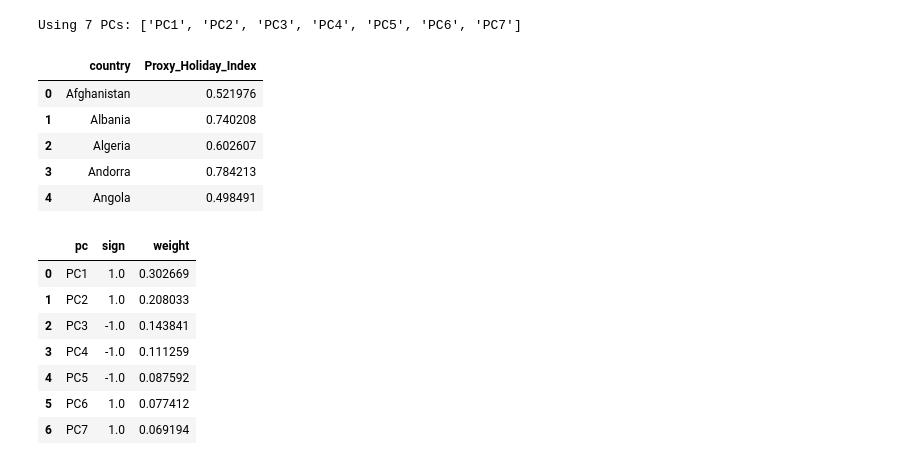
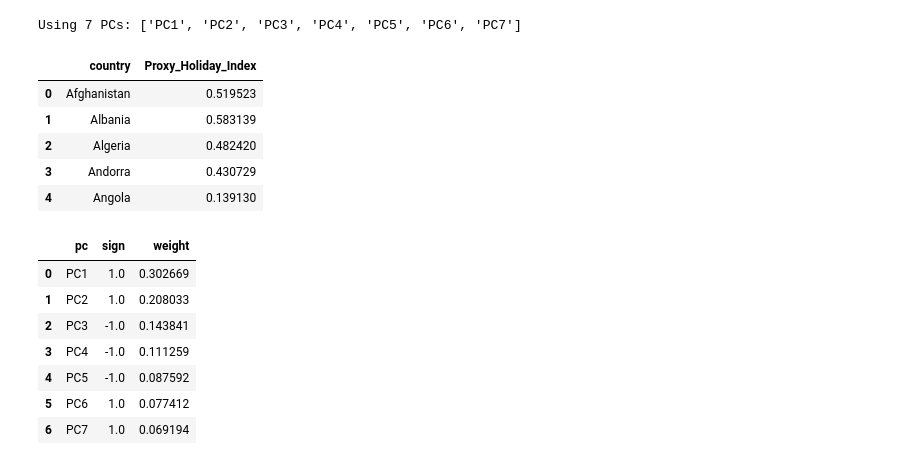
Before and after one commit to JdcStig/JamieDuffyCreagh_DAV_CA_Holiday, a Jupyter notebook: CA/Holiday/Indexes/index_sweetspot_holiday_pca.ipynb, the cells around one changed output. Cells and saved outputs as stored; diff of their text form; code cells hidden in the pictures.

```diff
--- a/CA/Holiday/Indexes/index_sweetspot_holiday_pca.ipynb
+++ b/CA/Holiday/Indexes/index_sweetspot_holiday_pca.ipynb
@@ -143,13 +147,13 @@ def high_is_better_score(series, worst, best):
 
 
 specs = {
-    "temperature_celsius": {"type": "target", "ideal_low": 23.0, "ideal_high": 26.0, "worst_low": 8.0, "worst_high": 38.0},
-    "wind_kph": {"type": "target", "ideal_low": 7.0, "ideal_high": 14.0, "worst_low": 0.0, "worst_high": 40.0},
-    "uv_index": {"type": "target", "ideal_low": 4.0, "ideal_high": 5.5, "worst_low": 0.0, "worst_high": 11.0},
+    "temperature_celsius": {"type": "target", "ideal_low": 23.0, "ideal_high": 26.0, "worst_low": 8.0, "worst_high": 33.0},
+    "wind_kph": {"type": "target", "ideal_low": 7.0, "ideal_high": 14.0, "worst_low": 0.0, "worst_high": 26.0},
+    "uv_index": {"type": "target", "ideal_low": 4.0, "ideal_high": 5.5, "worst_low": 3.0, "worst_high": 7.0},
     "condition_score": {"type": "high", "worst": 0.0, "best": 5.0},
-    "Mid_range_meal_pp": {"type": "target", "ideal_low": 8.0, "ideal_high": 28.0, "worst_low": 1.0, "worst_high": 120.0},
-    "One_way_local_transport_ticket": {"type": "target", "ideal_low": 0.40, "ideal_high": 1.80, "worst_low": 0.00, "worst_high": 7.0},
-    "Apartment": {"type": "target", "ideal_low": 250.0, "ideal_high": 900.0, "worst_low": 80.0, "worst_high": 5500.0},
+    "Mid_range_meal_pp": {"type": "target", "ideal_low": 8.0, "ideal_high": 70.0, "worst_low": 1.0, "worst_high": 100.0},
+    "One_way_local_transport_ticket": {"type": "target", "ideal_low": 0.40, "ideal_high": 15.0, "worst_low": 0.00, "worst_high": 30.0},
+    "Apartment": {"type": "target", "ideal_low": 250.0, "ideal_high": 1200.0, "worst_low": 80.0, "worst_high": 2500.0},
     "Disaster_Count": {"type": "low", "best": 0.0, "worst": 15.0},
     "Median_Severity": {"type": "low", "best": 0.0, "worst": 1.0},
     "Unique_Days_Under_Threat": {"type": "low", "best": 0.0, "worst": 365.0},
@@ -160,38 +164,38 @@ available = [c for c in specs if c in proxy_df.columns]
 
 for col in available:
     cfg = specs[col]
     if cfg["type"] == "target":
         proxy_df[f"score_{col}"] = target_score(proxy_df[col], cfg["ideal_low"], cfg["ideal_high"], cfg["worst_low"], cfg["worst_high"])
     elif cfg["type"] == "low":
         proxy_df[f"score_{col}"] = low_is_better_score(proxy_df[col], cfg["best"], cfg["worst"])
     else:
         proxy_df[f"score_{col}"] = high_is_better_score(proxy_df[col], cfg["worst"], cfg["best"])
 
 def geometric_mean_of_existing(frame, cols, eps=1e-6):
     # Combine multiple 0-1 scores into one balanced score.
     # eps clipping avoids log(0) when using geometric mean.
     use_cols = [c for c in cols if c in frame.columns]
     if not use_cols:
         return pd.Series(0.0, index=frame.index)
     clipped = frame[use_cols].clip(lower=eps)
     return np.exp(np.log(clipped).mean(axis=1))
 
 proxy_df["Economy_Score"] = geometric_mean_of_existing(proxy_df, ["score_Mid_range_meal_pp", "score_One_way_local_transport_ticket", "score_Apartment"])
 proxy_df["Environment_Score"] = geometric_mean_of_existing(proxy_df, ["score_temperature_celsius", "score_wind_kph", "score_uv_index", "score_condition_score"])
 proxy_df["Risk_Score"] = geometric_mean_of_existing(proxy_df, ["score_Disaster_Count", "score_Median_Severity", "score_Unique_Days_Under_Threat"])
 
  # Weighted blend of pillars to create a single proxy target.
 proxy_df["Proxy_Holiday_Index"] = 0.35 * proxy_df["Economy_Score"] + 0.40 * proxy_df["Environment_Score"] + 0.25 * proxy_df["Risk_Score"]
 
 proxy_view = proxy_df[["country", "Proxy_Holiday_Index"]].copy()
 display(proxy_view.head())
 # %% [output]
 |  | country | Proxy_Holiday_Index |
-| 0 | Afghanistan | 0.521976 |
-| 1 | Albania | 0.740208 |
-| 2 | Algeria | 0.602607 |
-| 3 | Andorra | 0.784213 |
-| 4 | Angola | 0.498491 |
+| 0 | Afghanistan | 0.519523 |
+| 1 | Albania | 0.583139 |
+| 2 | Algeria | 0.482420 |
+| 3 | Andorra | 0.430729 |
+| 4 | Angola | 0.139130 |
 # %%
 # STEP 3: Make sure each selected PC points in the "good holiday" direction,
 # then combine PCs into one final PCA-based index.
```
Also changed, not shown: parts of 2 cells of this notebook, 1 other file.
